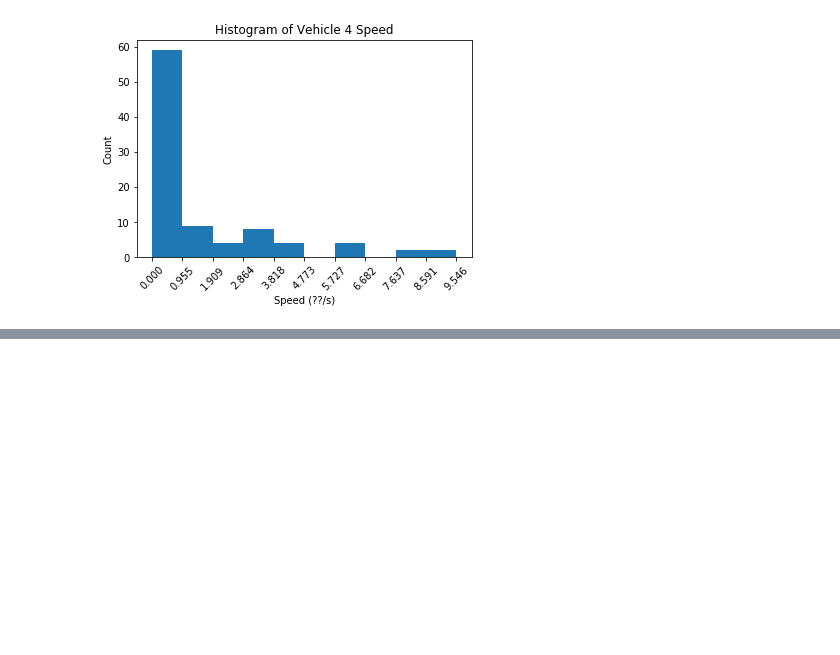
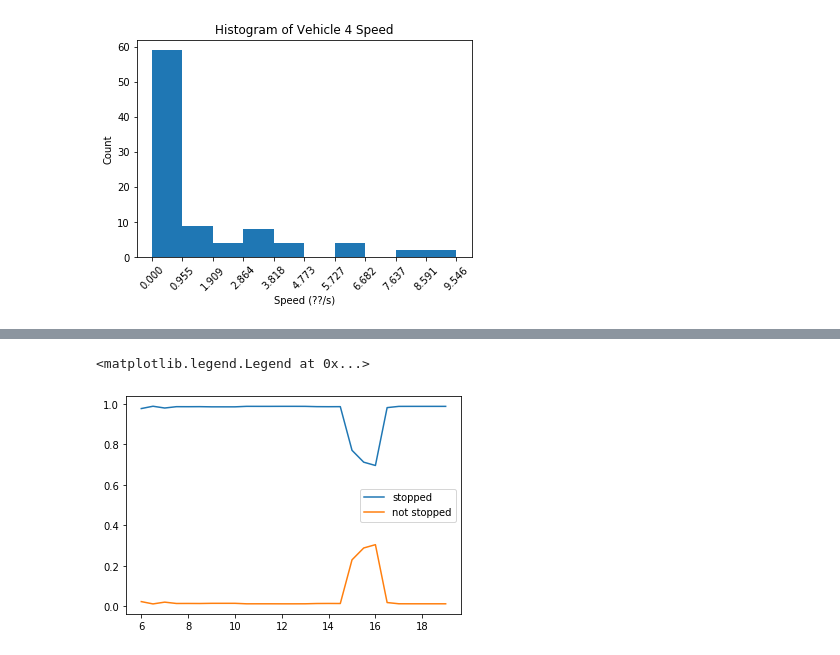
Before and after one commit to clylau/E205_HW2, a Jupyter notebook: hw2.ipynb, the cells around one changed output, grey strips where cells are left out. Saved outputs shown, nothing was run; the diff lists cells and outputs as text; code cells hidden in the pictures; blank space fills up the shorter version.

```diff
--- a/hw2.ipynb
+++ b/hw2.ipynb
@@ -422,0 +543,10 @@ plt.show()
+# %%
+stateProbs_v4 = bayesFilter(speed_v4, model_means, model_stds)
+# %%
+t_v4 = np.arange(6, 19.5, 0.5)
+plt.plot(t_v4, stateProbs_v4[:, 0])
+plt.plot(t_v4, stateProbs_v4[:, 1])
+plt.legend(["stopped", "not stopped"])
+# %% [output]
+<matplotlib.legend.Legend at 0x...>
+[figure, added]
```
Also changed, not shown: parts of 23 cells of this notebook.
